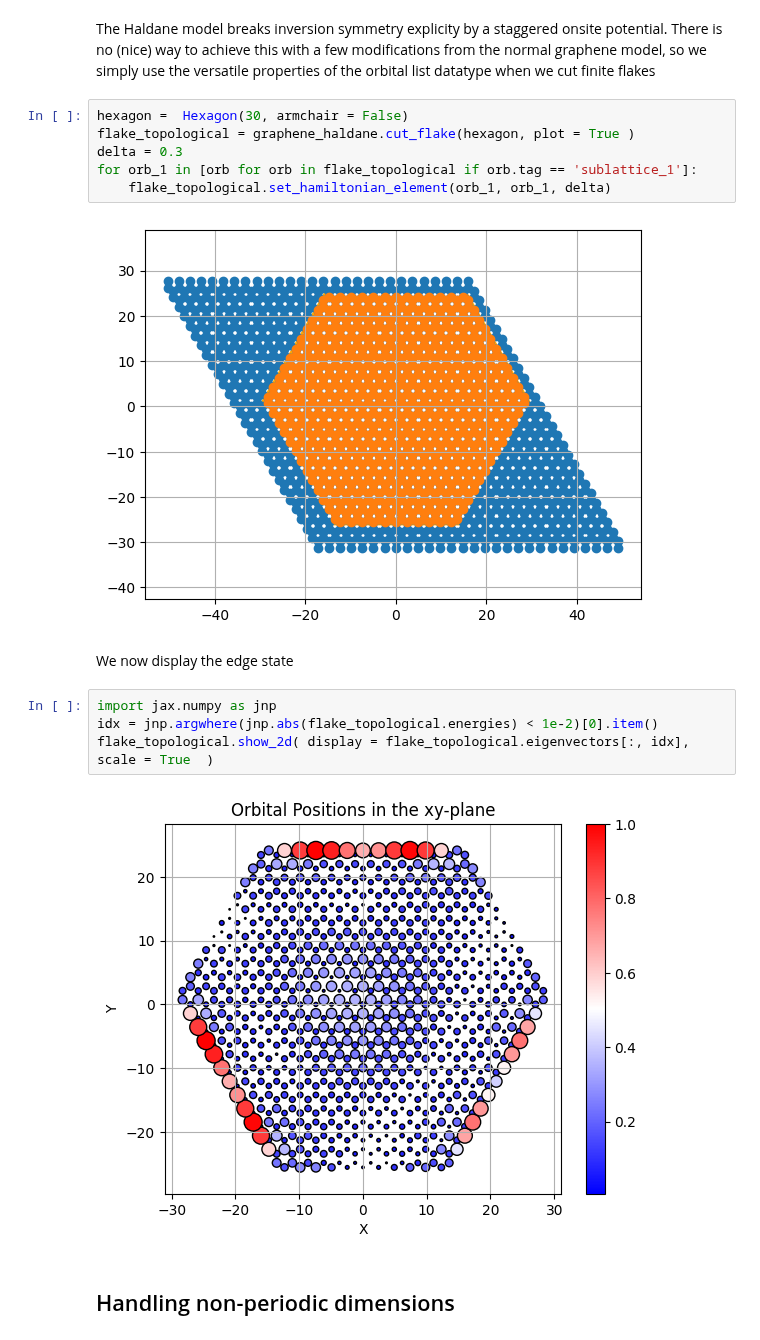
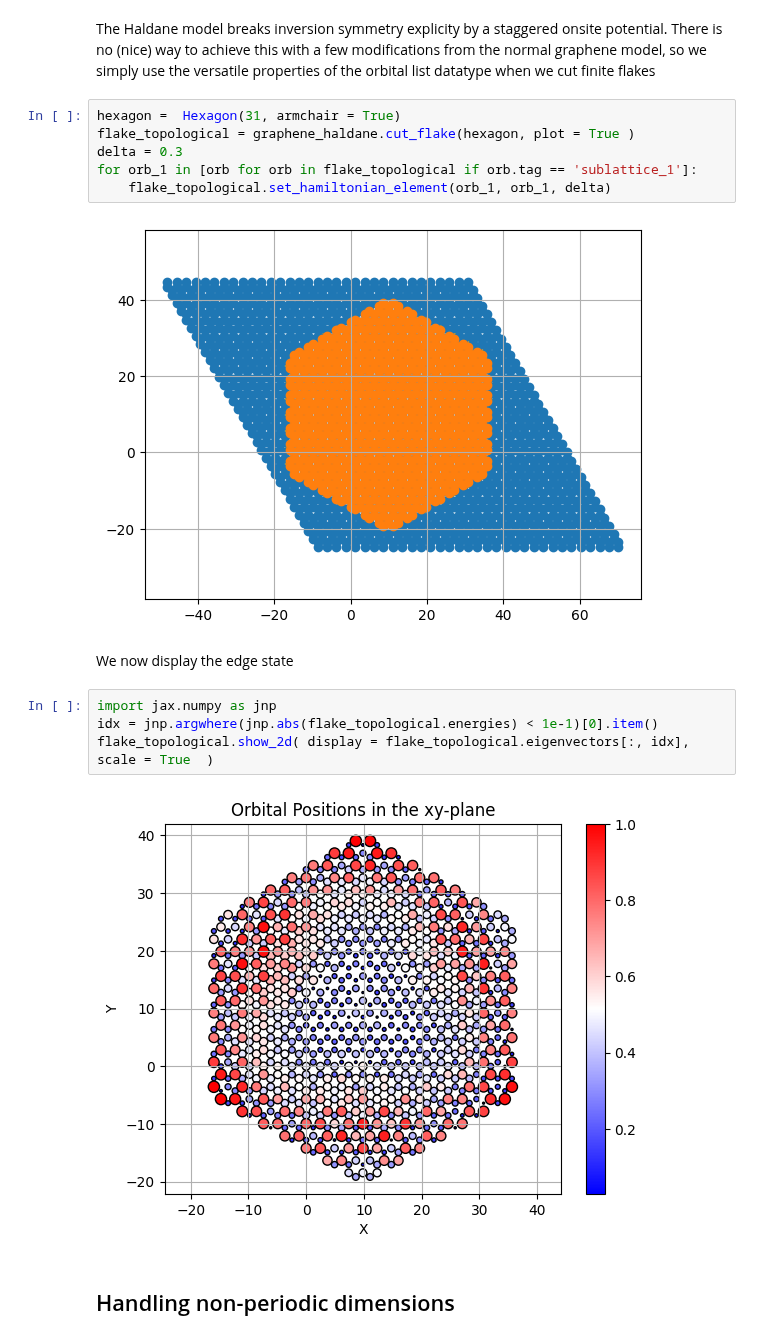
Before and after one commit to GRANADlauncher/granad, a Jupyter notebook: tutorials/j_defining_materials.ipynb, the cells around one changed output. Cells and saved outputs as stored; diff of their text form.

```diff
--- a/tutorials/j_defining_materials.ipynb
+++ b/tutorials/j_defining_materials.ipynb
@@ -144,21 +144,21 @@ Material: graphene
 # %% [markdown]
 The Haldane model breaks inversion symmetry explicity by a staggered onsite potential. There is no (nice) way to achieve this with a few modifications from the normal graphene model, so we simply use the versatile properties of the orbital list datatype when we cut finite flakes
 # %%
-hexagon =  Hexagon(30, armchair = False)
+hexagon =  Hexagon(31, armchair = True)
 flake_topological = graphene_haldane.cut_flake(hexagon, plot = True )
 delta = 0.3
 for orb_1 in [orb for orb in flake_topological if orb.tag == 'sublattice_1']:
     flake_topological.set_hamiltonian_element(orb_1, orb_1, delta)
 # %% [output]
-[figure, old version]
+[figure, new version]
 # %% [markdown]
 We now display the edge state
 # %%
 import jax.numpy as jnp
-idx = jnp.argwhere(jnp.abs(flake_topological.energies) < 1e-2)[0].item()
+idx = jnp.argwhere(jnp.abs(flake_topological.energies) < 1e-1)[0].item()
 flake_topological.show_2d( display = flake_topological.eigenvectors[:, idx], scale = True  )
 # %% [output]
-[figure, old version]
+[figure, new version]
 # %% [markdown]
 ## Handling non-periodic dimensions
 # %% [markdown]
```
Also changed, not shown: 28 other files.
